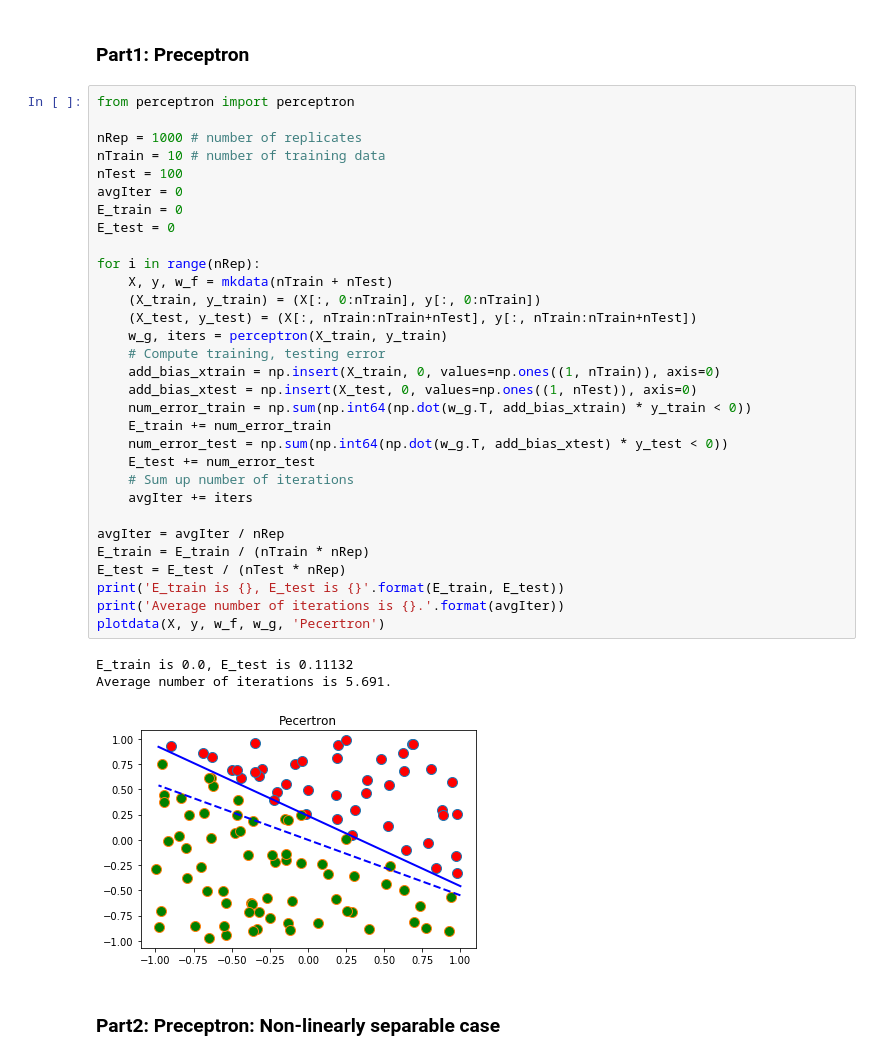
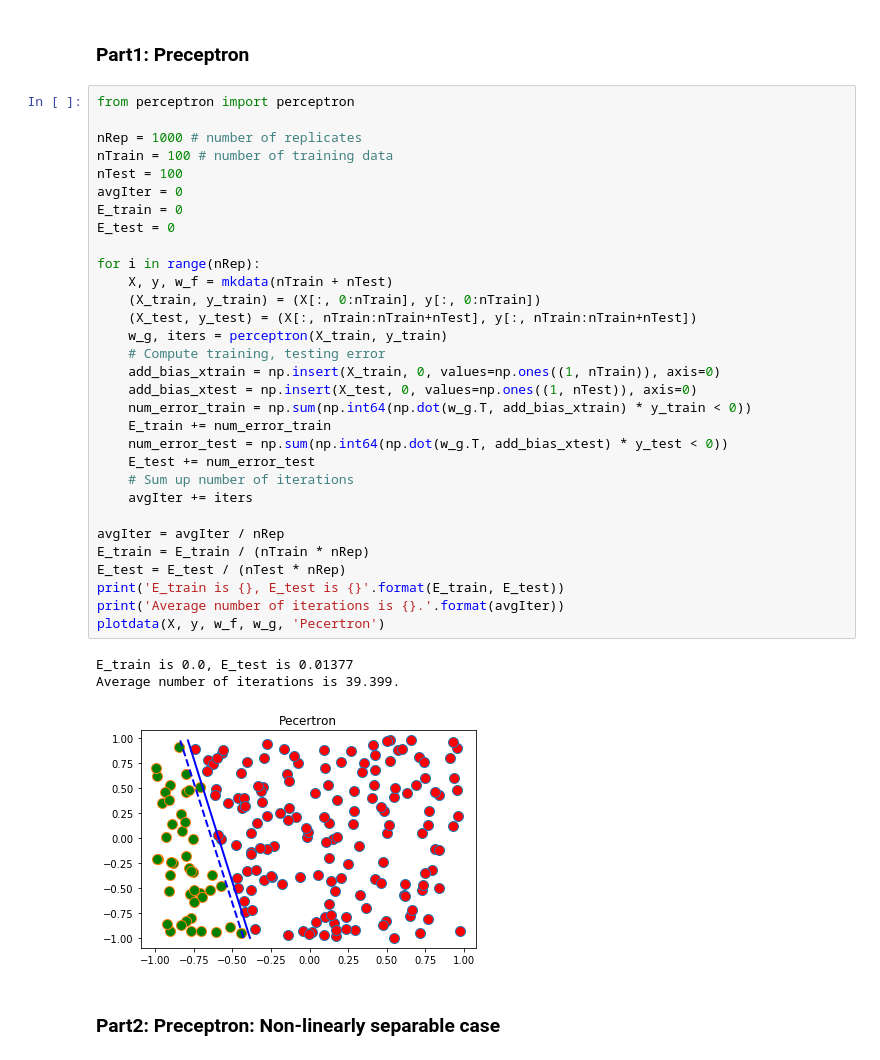
Before and after one commit to MySuperSoul/DM, a Jupyter notebook: assignment/hw2/dm2019summer_hw2/linear-models/run.ipynb, the cells around one changed output. Drawn from its saved outputs; the diff is of its cells as text.

```diff
--- a/assignment/hw2/dm2019summer_hw2/linear-models/run.ipynb
+++ b/assignment/hw2/dm2019summer_hw2/linear-models/run.ipynb
@@ -33,37 +30,37 @@ NOTE: Be becareful that the bias term is in the first element of weight, that is
 from perceptron import perceptron
 
 nRep = 1000 # number of replicates
-nTrain = 10 # number of training data
+nTrain = 100 # number of training data
 nTest = 100
 avgIter = 0
 E_train = 0
 E_test = 0
 
 for i in range(nRep):
     X, y, w_f = mkdata(nTrain + nTest)
     (X_train, y_train) = (X[:, 0:nTrain], y[:, 0:nTrain])
     (X_test, y_test) = (X[:, nTrain:nTrain+nTest], y[:, nTrain:nTrain+nTest])
     w_g, iters = perceptron(X_train, y_train)
     # Compute training, testing error
     add_bias_xtrain = np.insert(X_train, 0, values=np.ones((1, nTrain)), axis=0)
     add_bias_xtest = np.insert(X_test, 0, values=np.ones((1, nTest)), axis=0)
     num_error_train = np.sum(np.int64(np.dot(w_g.T, add_bias_xtrain) * y_train < 0))
     E_train += num_error_train
     num_error_test = np.sum(np.int64(np.dot(w_g.T, add_bias_xtest) * y_test < 0))
     E_test += num_error_test
     # Sum up number of iterations
     avgIter += iters
 
 avgIter = avgIter / nRep
 E_train = E_train / (nTrain * nRep)
 E_test = E_test / (nTest * nRep)
 print('E_train is {}, E_test is {}'.format(E_train, E_test))
 print('Average number of iterations is {}.'.format(avgIter))
 plotdata(X, y, w_f, w_g, 'Pecertron')
 # %% [output]
-E_train is 0.0, E_test is 0.11132
-Average number of iterations is 5.691.
+E_train is 0.0, E_test is 0.01377
+Average number of iterations is 39.399.
-[figure, old version]
+[figure, new version]
 # %% [markdown]
 ### Part2: Preceptron: Non-linearly separable case
 # %%
```
Also changed, not shown: parts of 2 cells of this notebook, 17 other files.
